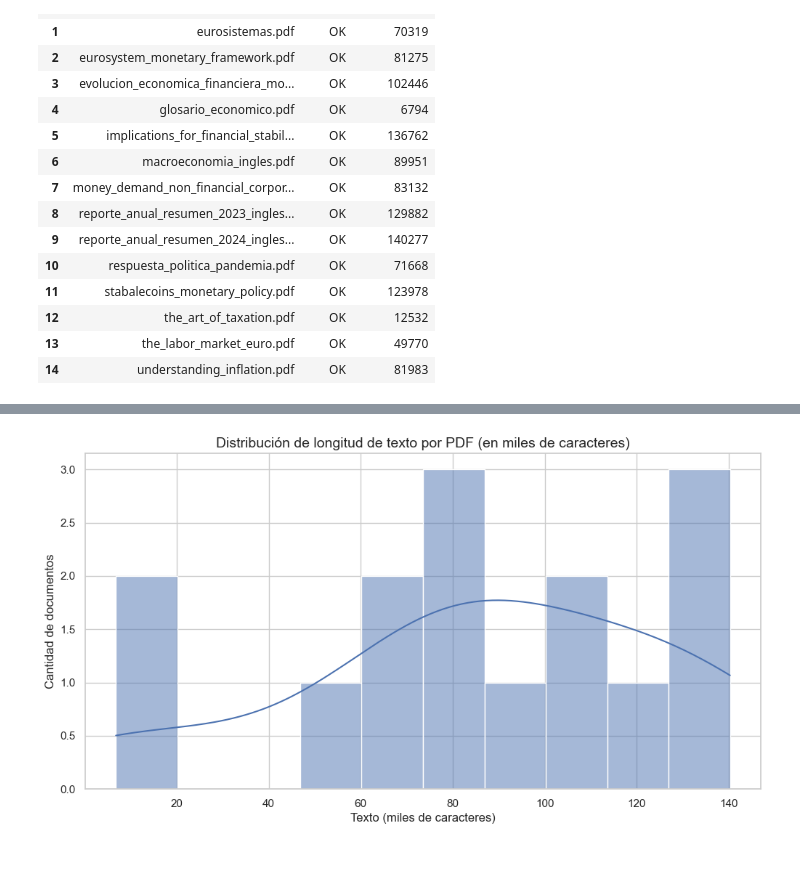
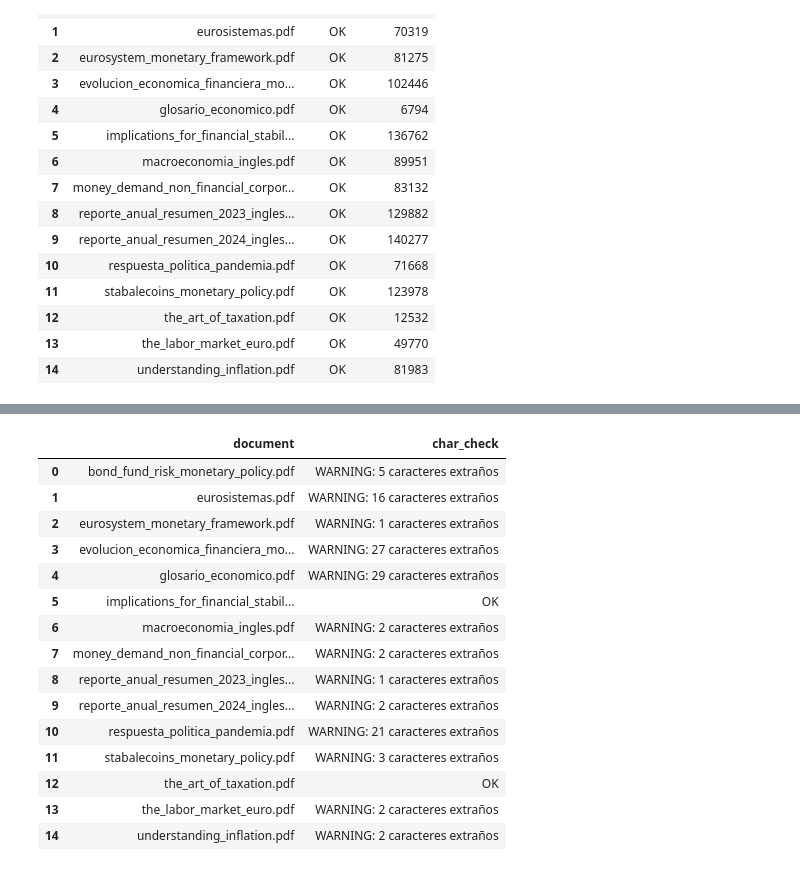
Before and after one commit to diogenes01-byte/proyecto-omnix, a Jupyter notebook: notebooks/EDA.ipynb, the cells around one changed output, grey strips where cells are left out. Drawn from its saved outputs; the diff is of its cells as text; code cells hidden in the pictures.

```diff
--- a/notebooks/EDA.ipynb
+++ b/notebooks/EDA.ipynb
@@ -244,9 +184,56 @@ Name: text_length, dtype: float64
-# %%
-plt.figure(figsize=(12,6))
-sns.histplot(df_eda['text_length_k'], bins=10, kde=True)
-plt.title("Distribución de longitud de texto por PDF (en miles de caracteres)")
-plt.xlabel("Texto (miles de caracteres)")
-plt.ylabel("Cantidad de documentos")
-plt.show()
-# %% [output]
-[figure, removed]
+# %%
+# ==============================
+# Análisis de contenido: detección de caracteres corruptos
+# ==============================
+
+# Lista para resultados de revisión de caracteres
+char_check_results = []
+
+for row in df_eda['document']:
+    path = os.path.join(RAW_DIR, row)
+    try:
+        reader = PdfReader(path)
+        text = ""
+        for page in reader.pages:
+            page_text = page.extract_text()
+            if page_text:
+                text += page_text
+
+        sample_text = text[:1000]  # Revisar primeros 1000 caracteres
+        # Buscar caracteres fuera del rango ASCII imprimible
+        strange_chars = re.findall(r'[^\x20-\x7E\n\r\t]', sample_text)
+
+        status = "OK" if not strange_chars else f"WARNING: {len(strange_chars)} caracteres extraños"
+
+        char_check_results.append({
+            "document": row,
+            "char_check": status
+        })
+
+    except Exception as e:
+        char_check_results.append({
+            "document": row,
+            "char_check": f"ERROR: {e}"
+        })
+
+df_char_check = pd.DataFrame(char_check_results)
+
+# Mostrar solo el estado de caracteres extraños
+df_char_check
+# %% [output]
+|  | document | char_check |
+| 0 | bond_fund_risk_monetary_policy.pdf | WARNING: 5 caracteres extraños |
+| 1 | eurosistemas.pdf | WARNING: 16 caracteres extraños |
+| 2 | eurosystem_monetary_framework.pdf | WARNING: 1 caracteres extraños |
+| 3 | evolucion_economica_financiera_mo... | WARNING: 27 caracteres extraños |
+| 4 | glosario_economico.pdf | WARNING: 29 caracteres extraños |
+| 5 | implications_for_financial_stabil... | OK |
+| 6 | macroeconomia_ingles.pdf | WARNING: 2 caracteres extraños |
+| 7 | money_demand_non_financial_corpor... | WARNING: 2 caracteres extraños |
+| 8 | reporte_anual_resumen_2023_ingles... | WARNING: 1 caracteres extraños |
+| 9 | reporte_anual_resumen_2024_ingles... | WARNING: 2 caracteres extraños |
+| 10 | respuesta_politica_pandemia.pdf | WARNING: 21 caracteres extraños |
+| 11 | stabalecoins_monetary_policy.pdf | WARNING: 3 caracteres extraños |
+| 12 | the_art_of_taxation.pdf | OK |
+| 13 | the_labor_market_euro.pdf | WARNING: 2 caracteres extraños |
+| 14 | understanding_inflation.pdf | WARNING: 2 caracteres extraños |
```
Also changed, not shown: parts of 15 cells of this notebook.
